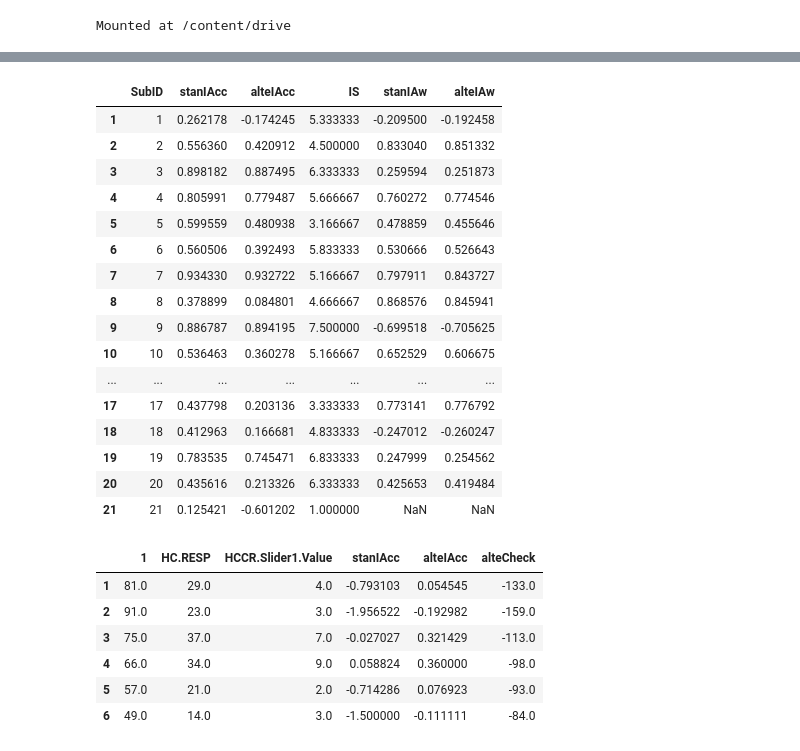
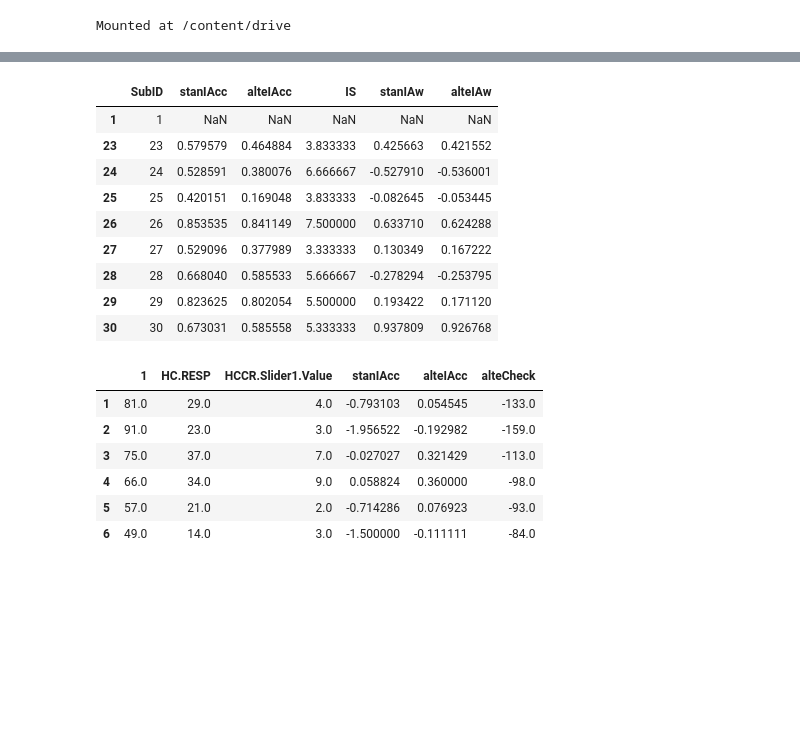
Before and after one commit to daonly/personal, a Jupyter notebook: [Conf]_physio.ipynb, the cells around one changed output, grey strips where cells are left out. Drawn from its saved outputs; the diff is of its cells as text; code cells hidden in the pictures; blank space fills up the shorter version.

```diff
--- a/[Conf]_physio.ipynb
+++ b/[Conf]_physio.ipynb
@@ -58,7 +58,7 @@ Mounted at /content/drive
 
 tasklist = ['HRV', 'HCT', 'BlockI', 'BlockII']
 
-for i in range(11,22):
+for i in range(30, 31):
 
   txtpath = datapath+f'/sub{i}.txt'
 
@@ -84,7 +84,7 @@ for i in range(11,22):
 
 hrvdf = pd.DataFrame()
 
-for i in range(11,12):
+for i in range(23,24):
 
   ## SubID
   SubID = str(i)
@@ -106,7 +106,7 @@ for i in range(11,12):
   hrvnonlin = nk.hrv_nonlinear(peaks, sampling_rate=2000, show=False)
   hrvdf = pd.concat([hrvdf, hrvnonlin], axis=1, ignore_index=False)
 
-for i in range(12,22):
+for i in range(24,31):
   hrvdf1 = pd.DataFrame()
 
   ## SubID
@@ -155,7 +152,7 @@ hctdf = pd.DataFrame()
 hctdf.loc[1, 1] = '1'  #여기도 수정 필!
 hctdf.columns = ['SubID']
 
-for i in range(1,22):
+for i in range(23,31):
 
   ## SubID
   SubID = str(i)
@@ -181,49 +178,42 @@ for i in range(1,22):
   ## count R-peaks in each epoch
   hctdf1 = pd.DataFrame()
   for j in range(6):
     slicedf = processed_df.iloc[startsignal[2*j]:endsignal[2*j]]
     rpeaks = slicedf['ECG_R_Peaks'].sum()
     hctdf1.loc[j+1, 1] = rpeaks
 
   ## calculate indices for interoceptive sensitivity
   rawcardf = pd.read_excel(datapath+f'/HCT/Cardiac-{i}.xls', header=1)
   rawcardf = rawcardf[['HC.RESP','HCCR.Slider1.Value']].iloc[2:8]
   rawcardf.index = range(1,7)
   hctdf1 = pd.concat([hctdf1, rawcardf], axis=1, ignore_index=False)
   hctdf1['stanIAcc'] = 1 - abs(hctdf1['HC.RESP']-hctdf1[1])/hctdf1[1]
   hctdf1['alteIAcc'] = 1 - abs(hctdf1['HC.RESP']-hctdf1[1])*2/(hctdf1['HC.RESP']+hctdf1[1])
   hctdf1['alteCheck'] = hctdf1['HC.RESP'] - hctdf1[1]*2
   if (hctdf1['alteCheck'] > 0).any():
     print(f'Need alteIAcc analyses due to sub{i}')
   hctdf.loc[i, 'stanIAcc'] = hctdf1['stanIAcc'].mean()
   hctdf.loc[i, 'alteIAcc'] = hctdf1['alteIAcc'].mean()
   hctdf.loc[i, 'IS'] = hctdf1['HCCR.Slider1.Value'].mean()
   hctdf.loc[i, 'stanIAw'] = hctdf1['stanIAcc'].corr(hctdf1['HCCR.Slider1.Value'])
   hctdf.loc[i, 'alteIAw'] = hctdf1['alteIAcc'].corr(hctdf1['HCCR.Slider1.Value'])
 
 hctdf = hctdf[['SubID', 'stanIAcc', 'alteIAcc', 'IS', 'stanIAw', 'alteIAw']]
 savefile = savepath+f'/HCTData_PilotI&II.xlsx'
 hctdf.to_excel(savefile, index=False)
 
 hctdf
 # %% [output]
 |  | SubID | stanIAcc | alteIAcc | IS | stanIAw | alteIAw |
-| 1 | 1 | 0.262178 | -0.174245 | 5.333333 | -0.209500 | -0.192458 |
-| 2 | 2 | 0.556360 | 0.420912 | 4.500000 | 0.833040 | 0.851332 |
-| 3 | 3 | 0.898182 | 0.887495 | 6.333333 | 0.259594 | 0.251873 |
-| 4 | 4 | 0.805991 | 0.779487 | 5.666667 | 0.760272 | 0.774546 |
-| 5 | 5 | 0.599559 | 0.480938 | 3.166667 | 0.478859 | 0.455646 |
-| 6 | 6 | 0.560506 | 0.392493 | 5.833333 | 0.530666 | 0.526643 |
-| 7 | 7 | 0.934330 | 0.932722 | 5.166667 | 0.797911 | 0.843727 |
-| 8 | 8 | 0.378899 | 0.084801 | 4.666667 | 0.868576 | 0.845941 |
-| 9 | 9 | 0.886787 | 0.894195 | 7.500000 | -0.699518 | -0.705625 |
-| 10 | 10 | 0.536463 | 0.360278 | 5.166667 | 0.652529 | 0.606675 |
-| ... | ... | ... | ... | ... | ... | ... |
-| 17 | 17 | 0.437798 | 0.203136 | 3.333333 | 0.773141 | 0.776792 |
-| 18 | 18 | 0.412963 | 0.166681 | 4.833333 | -0.247012 | -0.260247 |
-| 19 | 19 | 0.783535 | 0.745471 | 6.833333 | 0.247999 | 0.254562 |
-| 20 | 20 | 0.435616 | 0.213326 | 6.333333 | 0.425653 | 0.419484 |
-| 21 | 21 | 0.125421 | -0.601202 | 1.000000 | NaN | NaN |
+| 1 | 1 | NaN | NaN | NaN | NaN | NaN |
+| 23 | 23 | 0.579579 | 0.464884 | 3.833333 | 0.425663 | 0.421552 |
+| 24 | 24 | 0.528591 | 0.380076 | 6.666667 | -0.527910 | -0.536001 |
+| 25 | 25 | 0.420151 | 0.169048 | 3.833333 | -0.082645 | -0.053445 |
+| 26 | 26 | 0.853535 | 0.841149 | 7.500000 | 0.633710 | 0.624288 |
+| 27 | 27 | 0.529096 | 0.377989 | 3.333333 | 0.130349 | 0.167222 |
+| 28 | 28 | 0.668040 | 0.585533 | 5.666667 | -0.278294 | -0.253795 |
+| 29 | 29 | 0.823625 | 0.802054 | 5.500000 | 0.193422 | 0.171120 |
+| 30 | 30 | 0.673031 | 0.585558 | 5.333333 | 0.937809 | 0.926768 |
 # %%
 hctdf1
 # %% [output]
```
Also changed, not shown: parts of 3 cells of this notebook.
